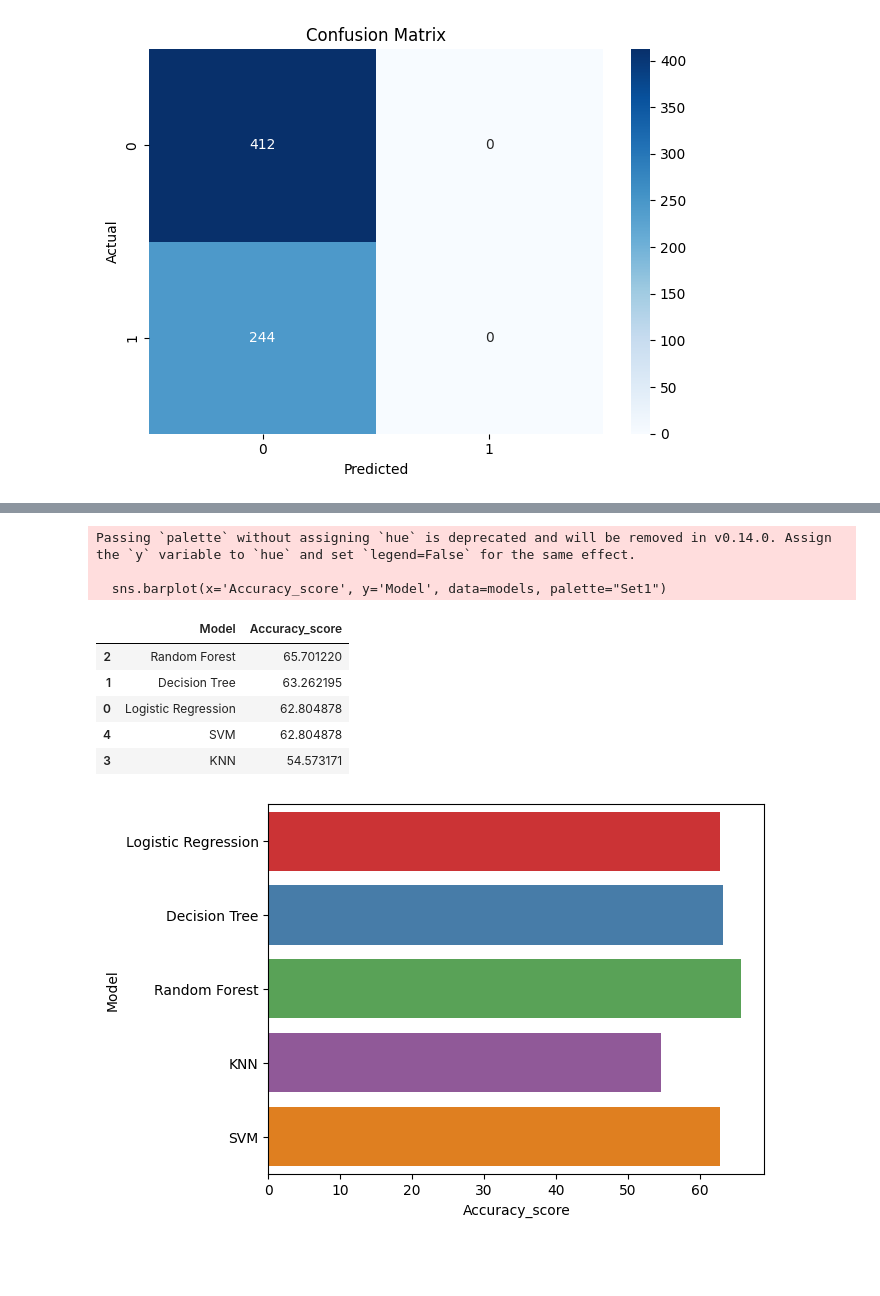
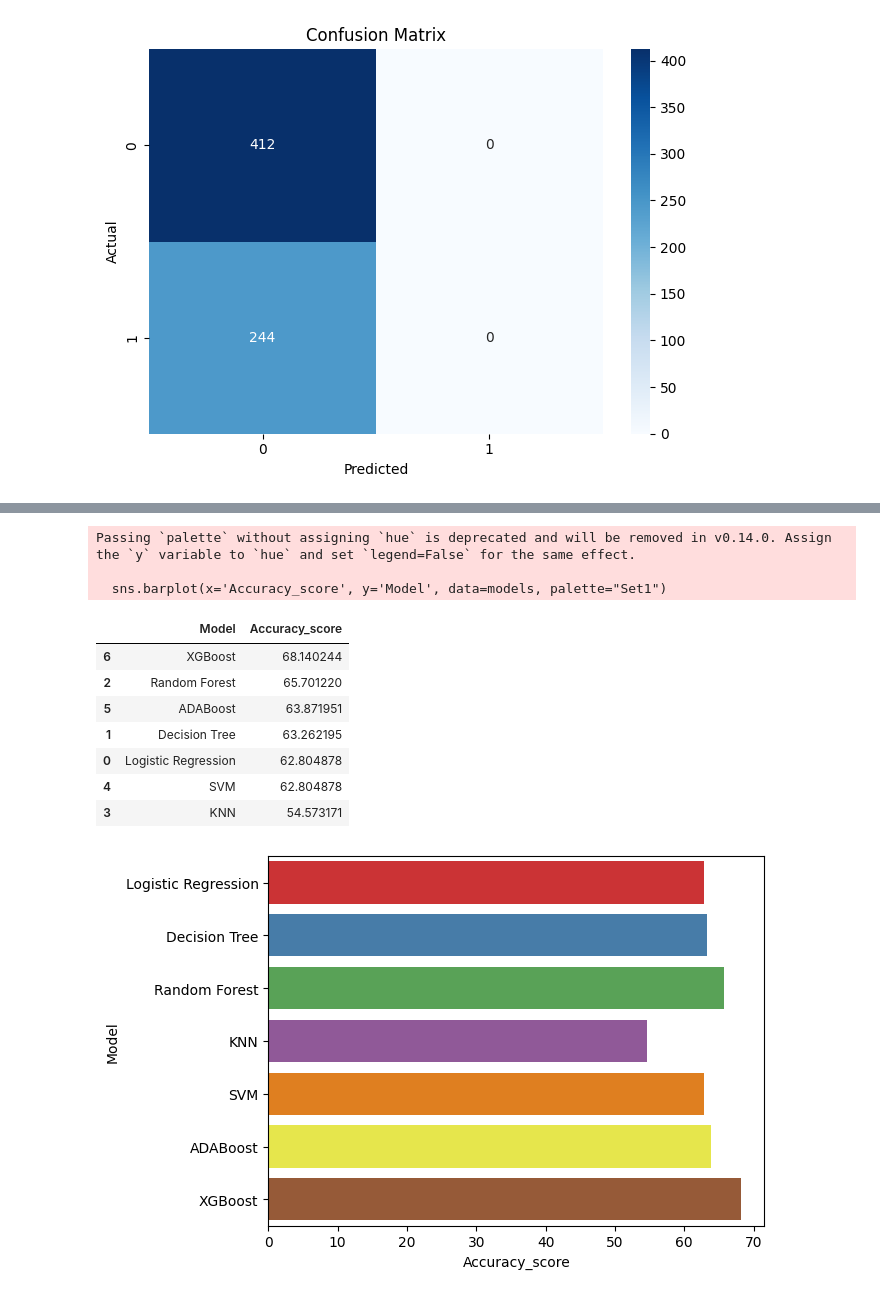
Before and after one commit to Agamjot06/project_, a Jupyter notebook: project/notebooks/water_quality_analysis.ipynb, the cells around one changed output, grey strips where cells are left out. Drawn from its saved outputs; the diff is of its cells as text; code cells hidden in the pictures; blank space fills up the shorter version.

```diff
--- a/project/notebooks/water_quality_analysis.ipynb
+++ b/project/notebooks/water_quality_analysis.ipynb
@@ -493,0 +508,6 @@ plt.show()
+# %%
+#performace metrics
+accuracy_ada= accuracy_score(y_test,y_pred)*100
+print(f"Accuracy score :{accuracy_score(y_test,y_pred)*100} %")
+print("confusion matrix :\n", confusion_matrix(y_test,y_pred))
+print(" classification report:\n", classification_report(y_test,y_pred))
@@ -493,0 +547,3 @@ plt.show()
+# %%
+xgb = XGBClassifier(max_depth= 8, n_estimators= 125, random_state= 0,  learning_rate= 0.03, n_jobs=5)
+xgb.fit(x_train,y_train)
@@ -493,0 +562,8 @@ plt.show()
+# %%
+y_pred= xgb.predict(x_test)
+# %%
+#performace metrics
+accuracy_xgb= accuracy_score(y_test,y_pred)*100
+print(f"Accuracy score :{accuracy_score(y_test,y_pred)*100} %")
+print("confusion matrix :\n", confusion_matrix(y_test,y_pred))
+print(" classification report:\n", classification_report(y_test,y_pred))
@@ -494,20 +599,22 @@ plt.show()
 # %%
 models = pd.DataFrame({
-    'Model':['Logistic Regression','Decision Tree', 'Random Forest' ,'KNN','SVM'],
-    'Accuracy_score' :[accuracy_lg, accuracy_dt,accuracy_rf, accuracy_knn,accuracy_svm]
+    'Model':['Logistic Regression','Decision Tree', 'Random Forest' ,'KNN','SVM','ADABoost','XGBoost'],
+    'Accuracy_score' :[accuracy_lg, accuracy_dt,accuracy_rf, accuracy_knn,accuracy_svm,accuracy_ada,accuracy_xgb]
 })
 models
 sns.barplot(x='Accuracy_score', y='Model', data=models, palette="Set1")
 
 models.sort_values(by='Accuracy_score', ascending=False)
 # %% [output]
 Passing `palette` without assigning `hue` is deprecated and will be removed in v0.14.0. Assign the `y` variable to `hue` and set `legend=False` for the same effect.
 
   sns.barplot(x='Accuracy_score', y='Model', data=models, palette="Set1")
 |  | Model | Accuracy_score |
+| 6 | XGBoost | 68.140244 |
 | 2 | Random Forest | 65.701220 |
+| 5 | ADABoost | 63.871951 |
 | 1 | Decision Tree | 63.262195 |
 | 0 | Logistic Regression | 62.804878 |
 | 4 | SVM | 62.804878 |
 | 3 | KNN | 54.573171 |
-[figure, old version]
+[figure, new version]
```
Also changed, not shown: parts of 13 cells of this notebook.
